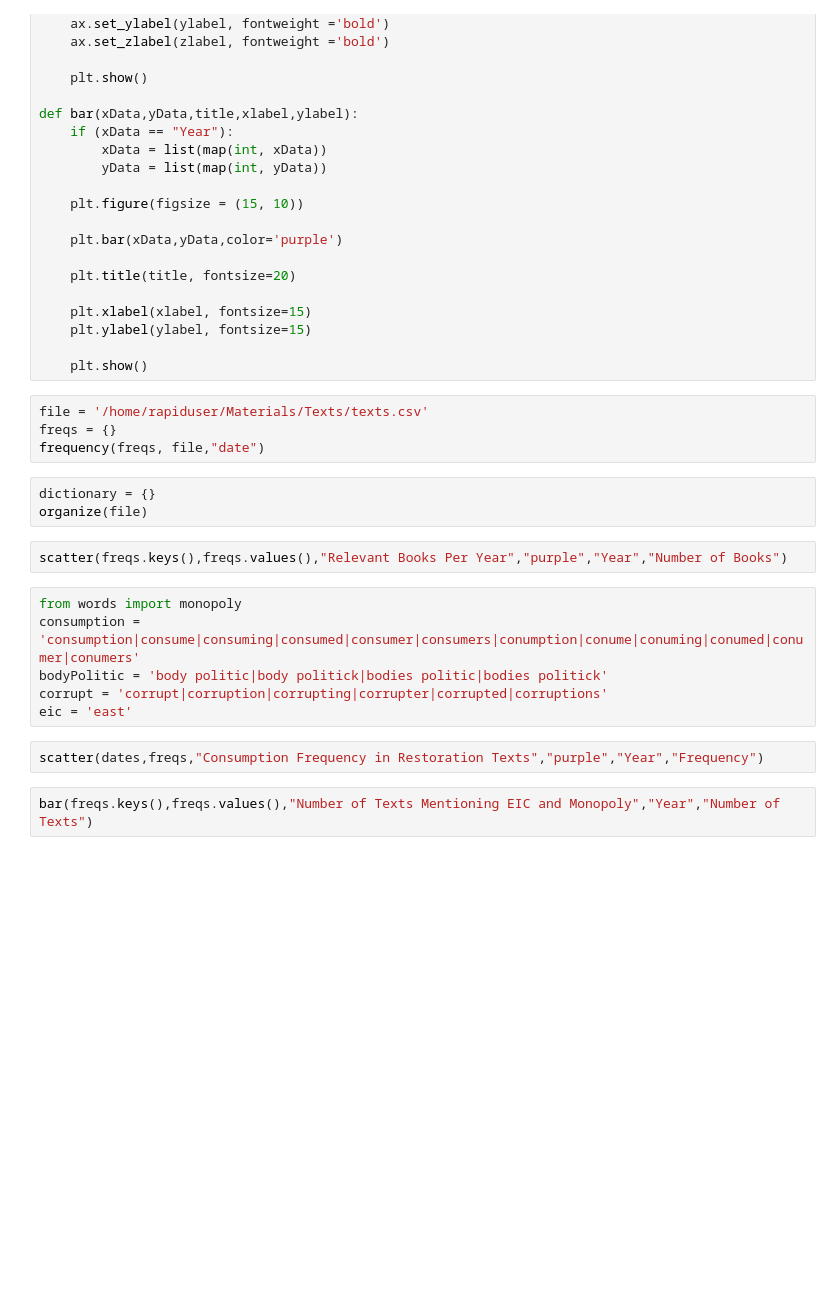
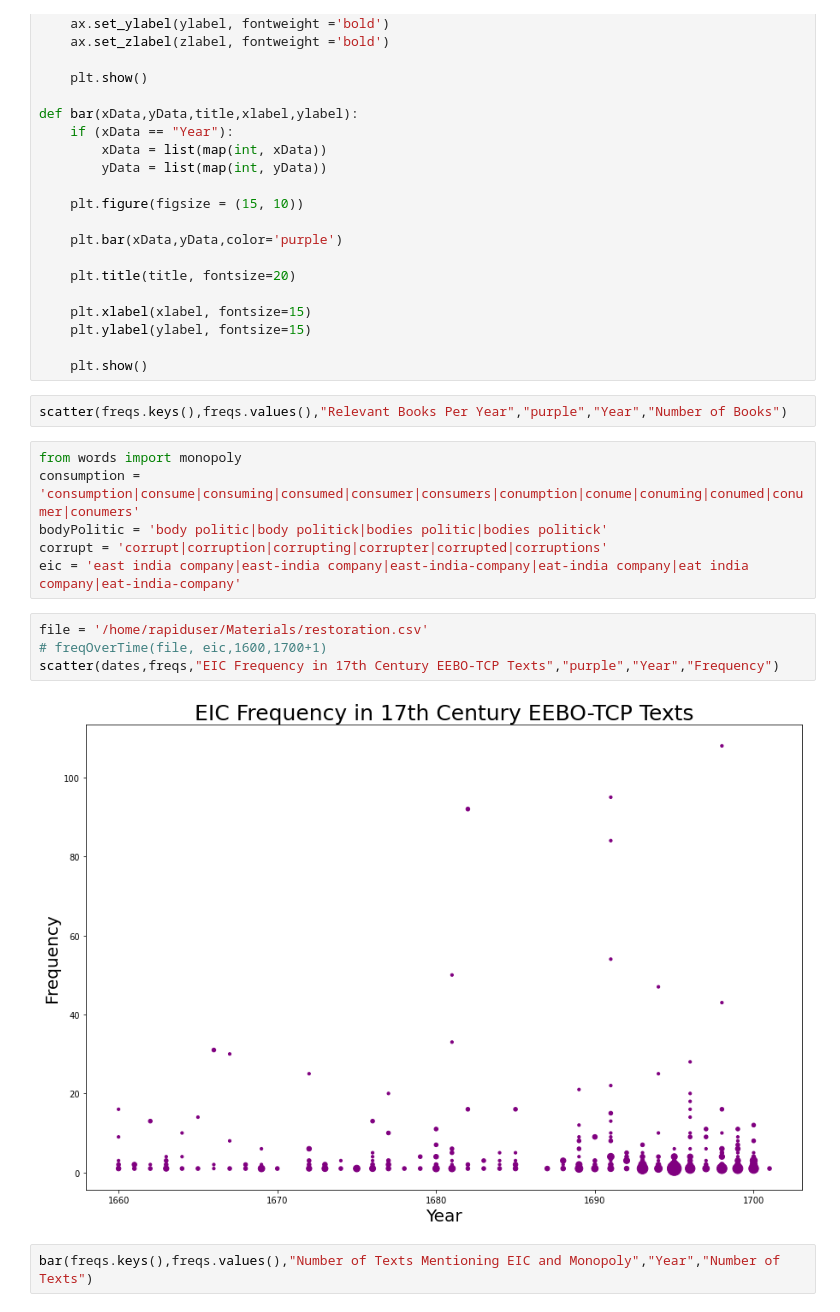
Before and after one commit to hsmith221/ECBC-21-22, a Jupyter notebook: Code_Files/patterns.ipynb, the cells around one changed output. Cells and saved outputs as stored; diff of their text form; blank space fills up the shorter version.

```diff
--- a/Code_Files/patterns.ipynb
+++ b/Code_Files/patterns.ipynb
@@ -146,13 +146,6 @@ def bar(xData,yData,title,xlabel,ylabel):
     plt.ylabel(ylabel, fontsize=15)
 
     plt.show()
-# %%
-file = '/home/rapiduser/Materials/Texts/texts.csv'
-freqs = {}
-frequency(freqs, file,"date")
-# %%
-dictionary = {}
-organize(file)
 # %%
 scatter(freqs.keys(),freqs.values(),"Relevant Books Per Year","purple","Year","Number of Books")
 # %%
@@ -160,9 +153,13 @@ from words import monopoly
 consumption = 'consumption|consume|consuming|consumed|consumer|consumers|conumption|conume|conuming|conumed|conumer|conumers'
 bodyPolitic = 'body politic|body politick|bodies politic|bodies politick'
 corrupt = 'corrupt|corruption|corrupting|corrupter|corrupted|corruptions'
-eic = 'east'
+eic = 'east india company|east-india company|east-india-company|eat-india company|eat india company|eat-india-company'
 # %%
-scatter(dates,freqs,"Consumption Frequency in Restoration Texts","purple","Year","Frequency")
+file = '/home/rapiduser/Materials/restoration.csv'
+# freqOverTime(file, eic,1600,1700+1)
+scatter(dates,freqs,"EIC Frequency in 17th Century EEBO-TCP Texts","purple","Year","Frequency")
+# %% [output]
+[figure, added]
 # %%
 bar(freqs.keys(),freqs.values(),"Number of Texts Mentioning EIC and Monopoly","Year","Number of Texts")
 # %%
```
Also changed, not shown: 2 other files.
